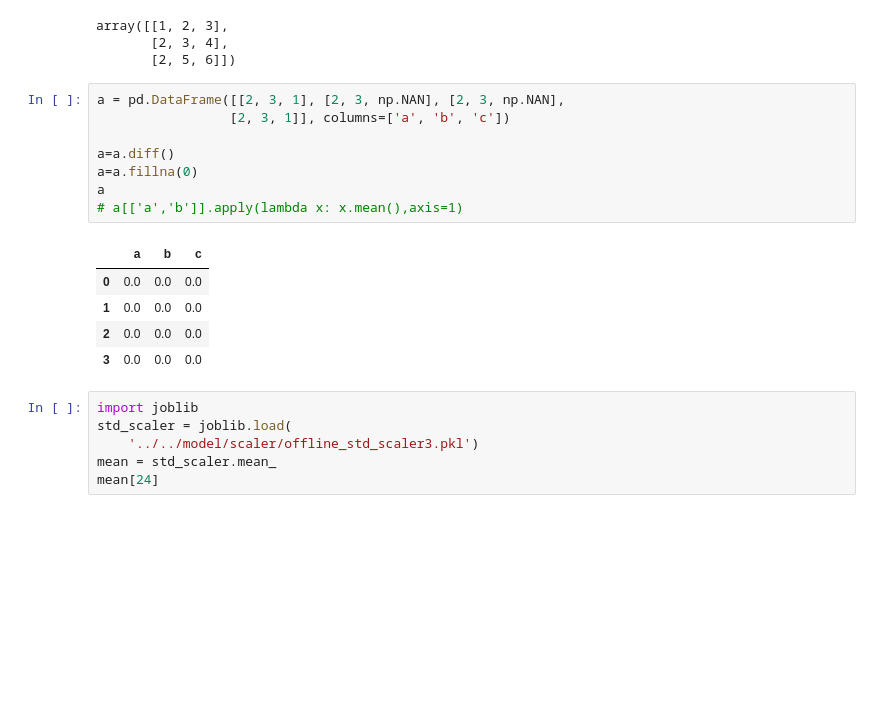
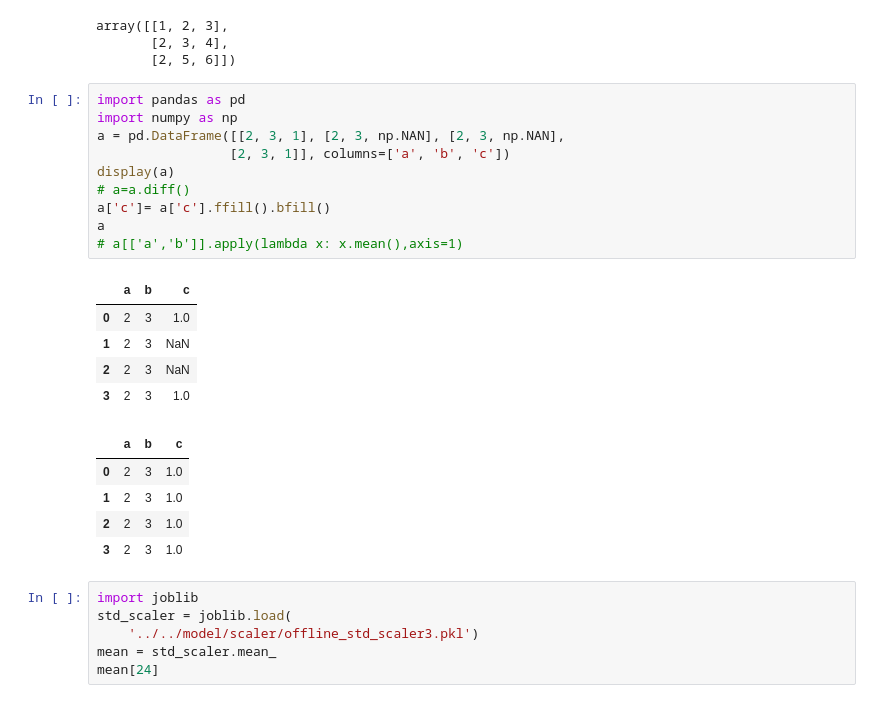
Before and after one commit to 666WXY666/aiops2022, a Jupyter notebook: utils/vision/data_vision_wxy.ipynb, the cells around one changed output. Cells and saved outputs as stored; diff of their text form; blank space fills up the shorter version.

```diff
--- a/utils/vision/data_vision_wxy.ipynb
+++ b/utils/vision/data_vision_wxy.ipynb
@@ -640,19 +640,26 @@ array([[1, 2, 3],
        [2, 3, 4],
        [2, 5, 6]])
 # %%
+import pandas as pd
+import numpy as np
 a = pd.DataFrame([[2, 3, 1], [2, 3, np.NAN], [2, 3, np.NAN],
                  [2, 3, 1]], columns=['a', 'b', 'c'])
-
-a=a.diff()
-a=a.fillna(0)
+display(a)
+# a=a.diff()
+a['c']= a['c'].ffill().bfill()
 a
 # a[['a','b']].apply(lambda x: x.mean(),axis=1)
 # %% [output]
 |  | a | b | c |
-| 0 | 0.0 | 0.0 | 0.0 |
-| 1 | 0.0 | 0.0 | 0.0 |
-| 2 | 0.0 | 0.0 | 0.0 |
-| 3 | 0.0 | 0.0 | 0.0 |
+| 0 | 2 | 3 | 1.0 |
+| 1 | 2 | 3 | NaN |
+| 2 | 2 | 3 | NaN |
+| 3 | 2 | 3 | 1.0 |
+|  | a | b | c |
+| 0 | 2 | 3 | 1.0 |
+| 1 | 2 | 3 | 1.0 |
+| 2 | 2 | 3 | 1.0 |
+| 3 | 2 | 3 | 1.0 |
 # %%
 import joblib
 std_scaler = joblib.load(
```
Also changed, not shown: 2 other files.
